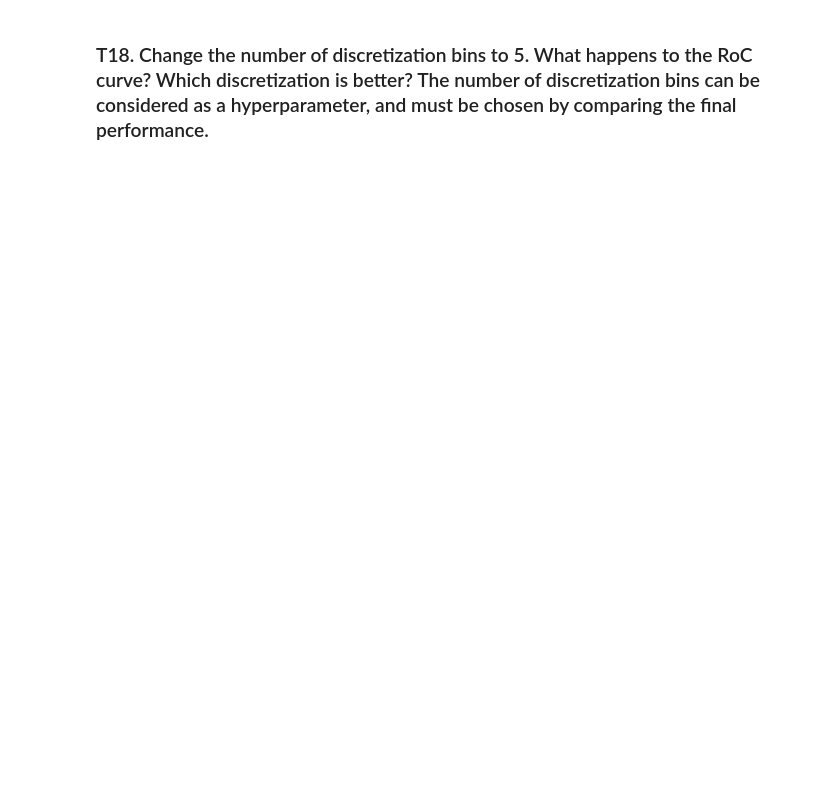
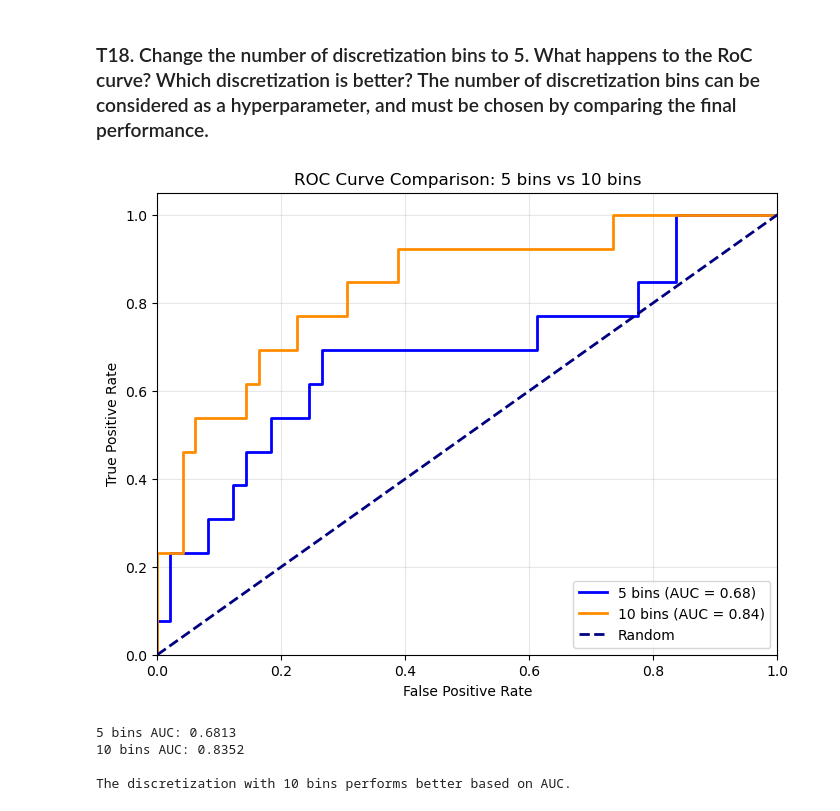
Before and after one commit to Mysterioucz/2110573-Pattern-Recognition, a Jupyter notebook: assignment/hw2/Pattern_HW2_student_2026.ipynb, the cells around one changed output. Cells and saved outputs as stored; diff of their text form; code cells hidden in the pictures; blank space fills up the shorter version.

```diff
--- a/assignment/hw2/Pattern_HW2_student_2026.ipynb
+++ b/assignment/hw2/Pattern_HW2_student_2026.ipynb
@@ -184,2 +554,46 @@ $ t = np.arange(-5,5,0.05) $
 # %% [markdown]
 ### T18. Change the number of discretization bins to 5. What happens to the RoC curve? Which discretization is better? The number of discretization bins can be considered as a hyperparameter, and must be chosen by comparing the final performance.
+# %%
+# T18: Compare with 5 bins
+model_5bins = SimpleBayesClassifier(n_pos=int(np.sum(y_train == 1)), n_neg=int(np.sum(y_train == 0)))
+model_5bins.n_bins = 5
+model_5bins.fit_params(x_train, y_train)
+
+# Filter for valid binary labels (0 or 1) and remove NaN values
+valid_indices = ~np.isnan(y_test) & ((y_test == 0) | (y_test == 1))
+y_test_clean = y_test[valid_indices].astype(int)
+x_test_clean = x_test[valid_indices]
+
+# Get scores for 5 bins model
+scores_5bins = model_5bins.predict_proba_scores(x_test_clean, use_gaussian=False)
+fpr_5bins, tpr_5bins, _ = roc_curve(y_test_clean, scores_5bins)
+roc_auc_5bins = auc(fpr_5bins, tpr_5bins)
+
+# Get scores for 10 bins model
+scores_10bins = model.predict_proba_scores(x_test_clean, use_gaussian=False)
+fpr_10bins, tpr_10bins, _ = roc_curve(y_test_clean, scores_10bins)
+roc_auc_10bins = auc(fpr_10bins, tpr_10bins)
+
+# Plot comparison
+plt.figure(figsize=(8, 6))
+plt.plot(fpr_5bins, tpr_5bins, color='blue', lw=2, label=f'5 bins (AUC = {roc_auc_5bins:.2f})')
+plt.plot(fpr_10bins, tpr_10bins, color='darkorange', lw=2, label=f'10 bins (AUC = {roc_auc_10bins:.2f})')
+plt.plot([0, 1], [0, 1], color='navy', lw=2, linestyle='--', label='Random')
+plt.xlim([0.0, 1.0])
+plt.ylim([0.0, 1.05])
+plt.xlabel('False Positive Rate')
+plt.ylabel('True Positive Rate')
+plt.title('ROC Curve Comparison: 5 bins vs 10 bins')
+plt.legend(loc="lower right")
+plt.grid(True, alpha=0.3)
+plt.show()
+
+print(f"\n5 bins AUC: {roc_auc_5bins:.4f}")
+print(f"10 bins AUC: {roc_auc_10bins:.4f}")
+print(f"\nThe discretization with {'5' if roc_auc_5bins > roc_auc_10bins else '10'} bins performs better based on AUC.")
+# %% [output]
+[figure, added]
+5 bins AUC: 0.6813
+10 bins AUC: 0.8352
+
+The discretization with 10 bins performs better based on AUC.
```
Also changed, not shown: parts of 35 cells of this notebook, 5 other files.
